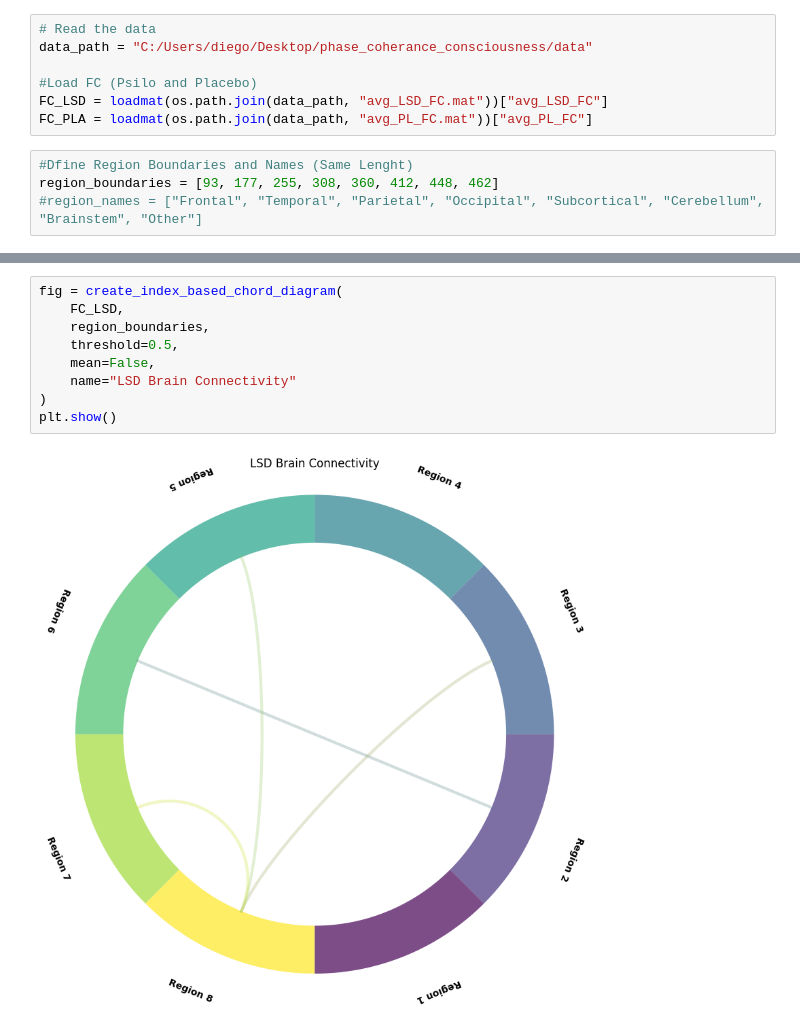
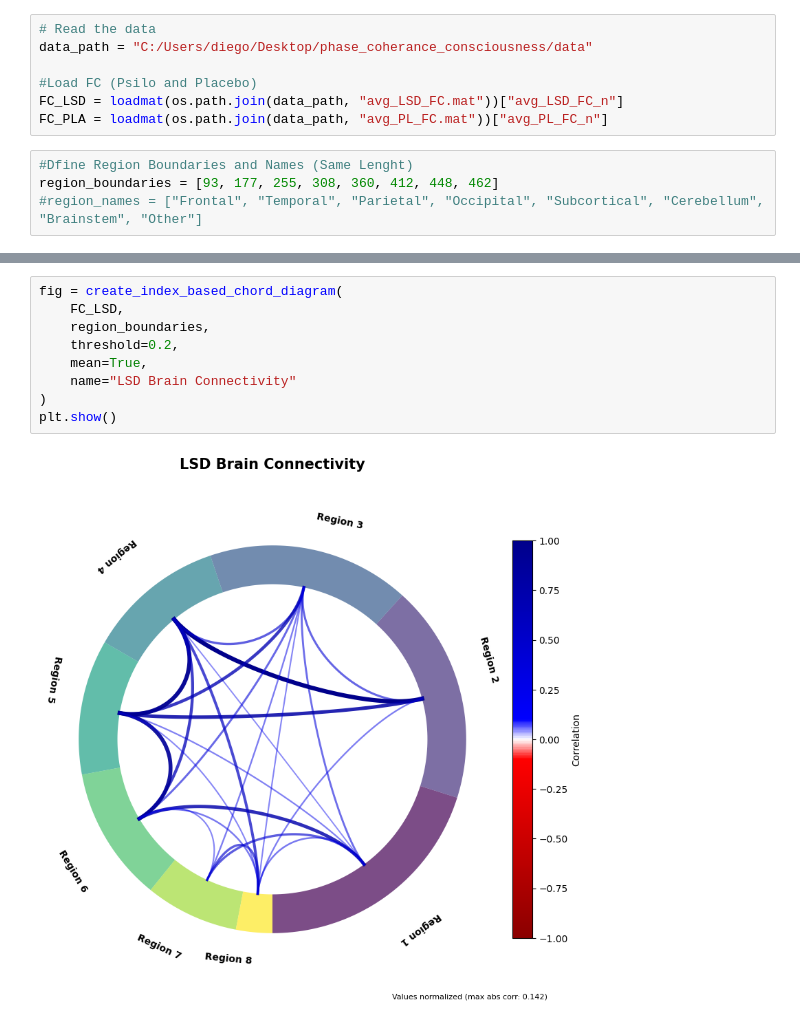
Before and after one commit to DBlassio/phase_coherance_consciousness, a Jupyter notebook: chord_diagram_psilo.ipynb, the cells around one changed output, grey strips where cells are left out. Cells and saved outputs as stored; diff of their text form.

Commit message:
chord diagram

```diff
--- a/chord_diagram_psilo.ipynb
+++ b/chord_diagram_psilo.ipynb
@@ -25,8 +26,8 @@ random.seed(42)
 data_path = "C:/Users/diego/Desktop/phase_coherance_consciousness/data"
 
 #Load FC (Psilo and Placebo)
-FC_LSD = loadmat(os.path.join(data_path, "avg_LSD_FC.mat"))["avg_LSD_FC"]
-FC_PLA = loadmat(os.path.join(data_path, "avg_PL_FC.mat"))["avg_PL_FC"]
+FC_LSD = loadmat(os.path.join(data_path, "avg_LSD_FC.mat"))["avg_LSD_FC_n"]
+FC_PLA = loadmat(os.path.join(data_path, "avg_PL_FC.mat"))["avg_PL_FC_n"]
 # %%
 #Dfine Region Boundaries and Names (Same Lenght)
 region_boundaries = [93, 177, 255, 308, 360, 412, 448, 462]
@@ -263,14 +247,14 @@ plt.show()
 # %%
 fig = create_index_based_chord_diagram(
     FC_LSD,
     region_boundaries,
-    threshold=0.5,
-    mean=False,
+    threshold=0.2,
+    mean=True,
     name="LSD Brain Connectivity"
 )
 plt.show()
 # %% [output]
-[figure, old version]
+[figure, new version]
 # %%
 fig = create_index_based_chord_diagram(
     FC_PLA,
```
Also changed, not shown: parts of 6 cells of this notebook.
